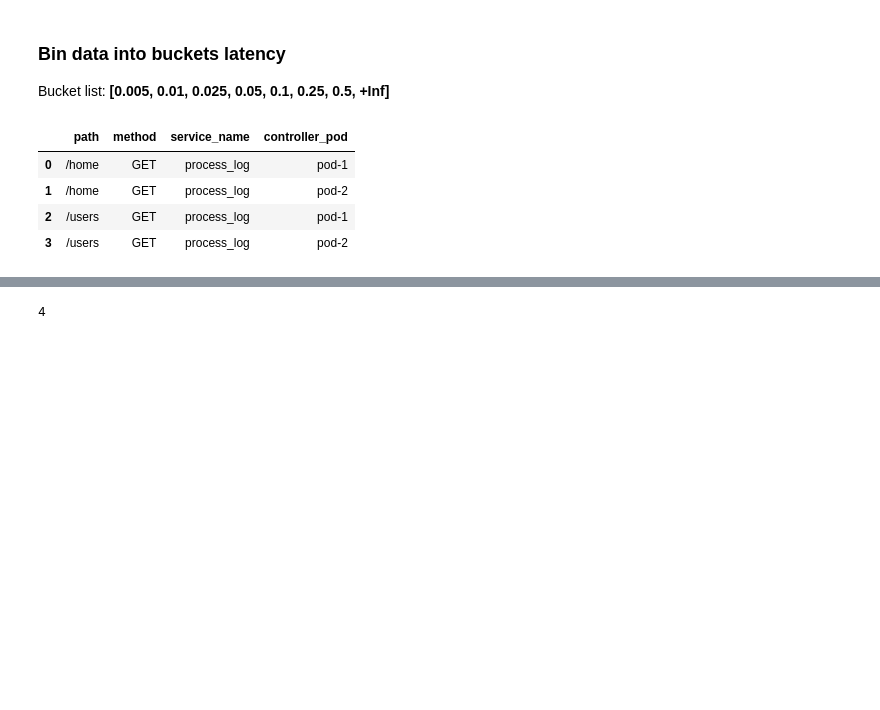
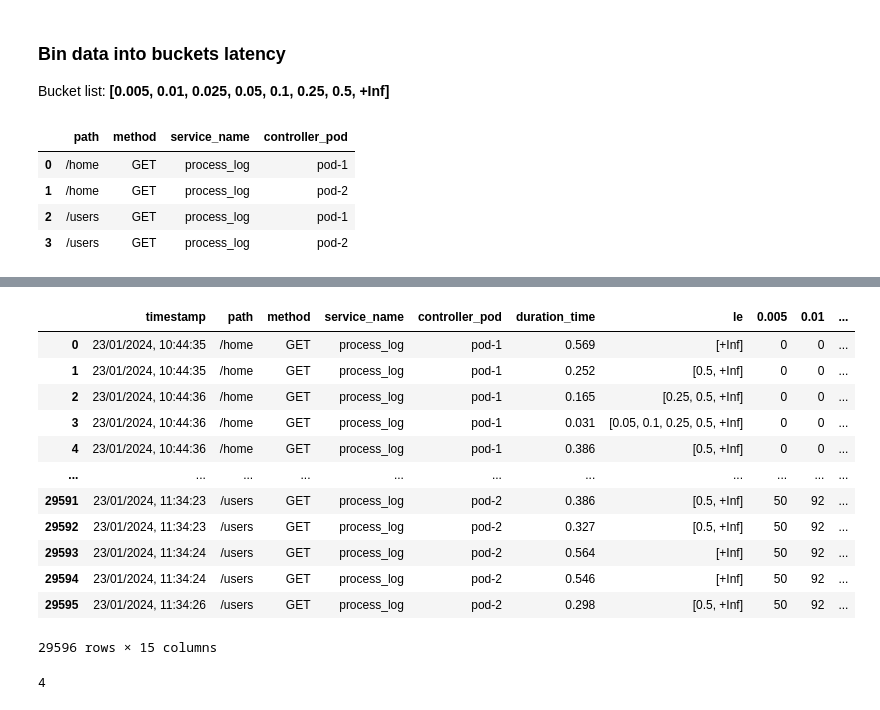
Before and after one commit to vuvietnguyenit/data_analystic, a Jupyter notebook: notebooks/calculate_latency_duration_time.ipynb, the cells around one changed output, grey strips where cells are left out. Cells and saved outputs as stored; diff of their text form; code cells hidden in the pictures; blank space fills up the shorter version.

```diff
--- a/notebooks/calculate_latency_duration_time.ipynb
+++ b/notebooks/calculate_latency_duration_time.ipynb
@@ -109,3 +173,5 @@ group_dataset # <- Return all group existed in dataset, next step do bins value
 | 1 | /home | GET | process_log | pod-2 |
 | 2 | /users | GET | process_log | pod-1 |
 | 3 | /users | GET | process_log | pod-2 |
+# %%
+a = Formula().apply(group_dataset=group_dataset)
@@ -112 +196,17 @@ group_dataset # <- Return all group existed in dataset, next step do bins value
+# %%
+a
+# %% [output]
+|  | timestamp | path | method | service_name | controller_pod | duration_time | le | 0.005 | 0.01 | ... |
+| 0 | 23/01/2024, 10:44:35 | /home | GET | process_log | pod-1 | 0.569 | [+Inf] | 0 | 0 | ... |
+| 1 | 23/01/2024, 10:44:35 | /home | GET | process_log | pod-1 | 0.252 | [0.5, +Inf] | 0 | 0 | ... |
+| 2 | 23/01/2024, 10:44:36 | /home | GET | process_log | pod-1 | 0.165 | [0.25, 0.5, +Inf] | 0 | 0 | ... |
+| 3 | 23/01/2024, 10:44:36 | /home | GET | process_log | pod-1 | 0.031 | [0.05, 0.1, 0.25, 0.5, +Inf] | 0 | 0 | ... |
+| 4 | 23/01/2024, 10:44:36 | /home | GET | process_log | pod-1 | 0.386 | [0.5, +Inf] | 0 | 0 | ... |
+| ... | ... | ... | ... | ... | ... | ... | ... | ... | ... | ... |
+| 29591 | 23/01/2024, 11:34:23 | /users | GET | process_log | pod-2 | 0.386 | [0.5, +Inf] | 50 | 92 | ... |
+| 29592 | 23/01/2024, 11:34:23 | /users | GET | process_log | pod-2 | 0.327 | [0.5, +Inf] | 50 | 92 | ... |
+| 29593 | 23/01/2024, 11:34:24 | /users | GET | process_log | pod-2 | 0.564 | [+Inf] | 50 | 92 | ... |
+| 29594 | 23/01/2024, 11:34:24 | /users | GET | process_log | pod-2 | 0.546 | [+Inf] | 50 | 92 | ... |
+| 29595 | 23/01/2024, 11:34:26 | /users | GET | process_log | pod-2 | 0.298 | [0.5, +Inf] | 50 | 92 | ... |
+29596 rows × 15 columns
 # %%
```
Also changed, not shown: parts of 20 cells of this notebook.
